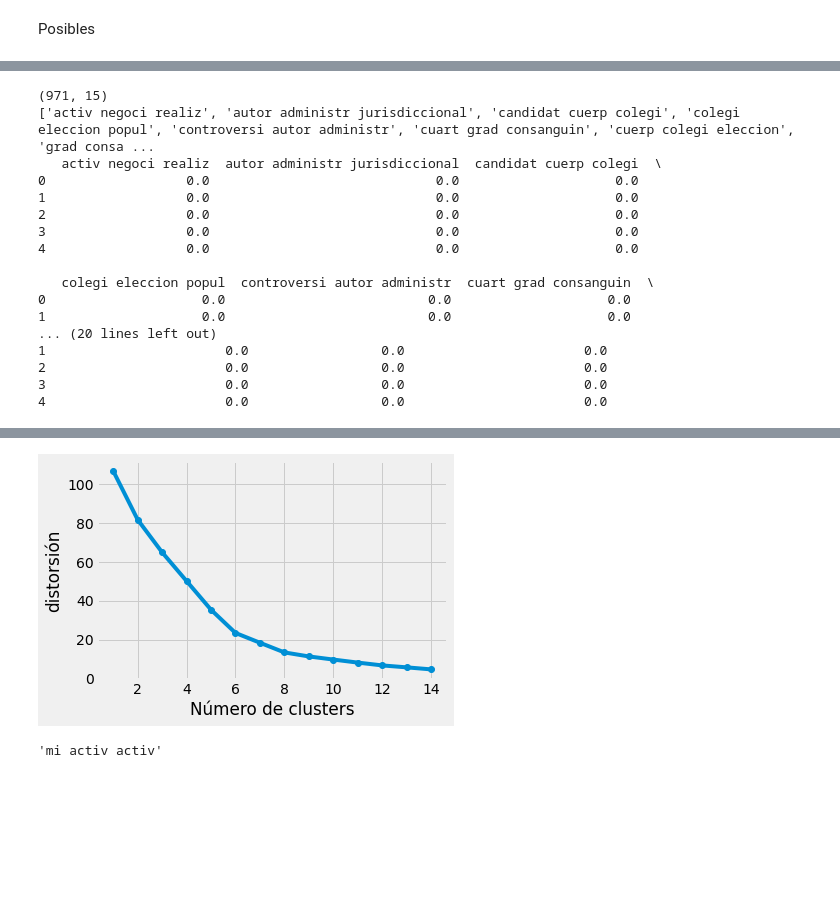
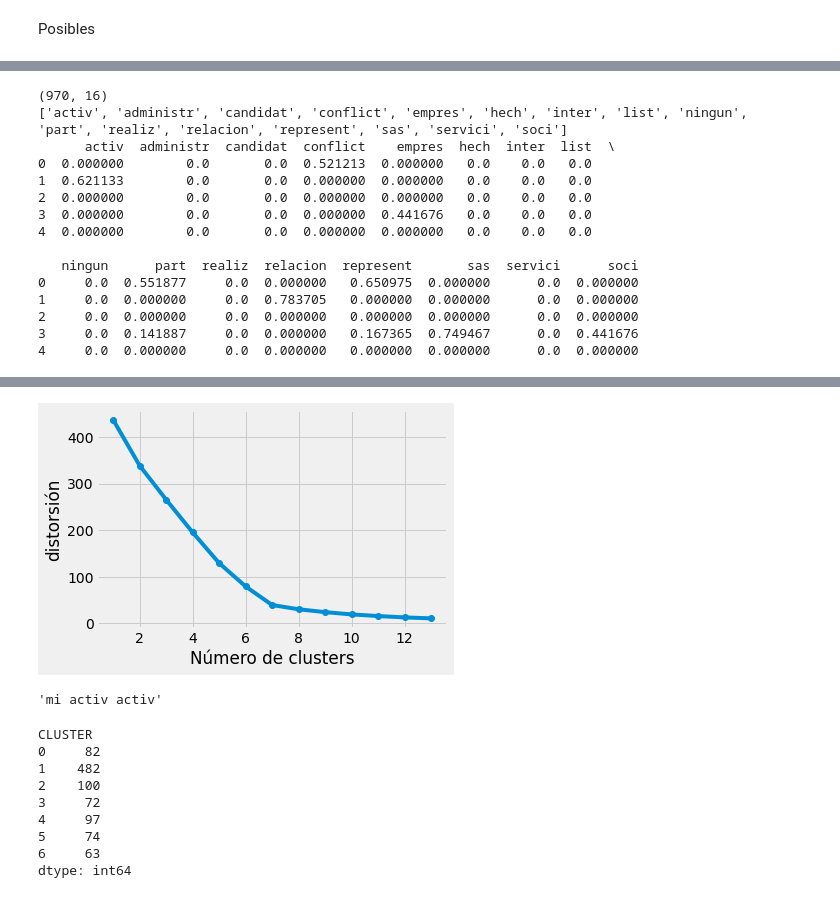
Before and after one commit to analiticafp/Conflicto-de-intereses, a Jupyter notebook: Notebook_001.ipynb, the cells around one changed output, grey strips where cells are left out. Drawn from its saved outputs; the diff is of its cells as text; code cells hidden in the pictures; blank space fills up the shorter version.

```diff
--- a/Notebook_001.ipynb
+++ b/Notebook_001.ipynb
@@ -158,6 +158,7 @@ Data1 = POSIBLES_CI[:]
 Data1 = Data1[Data1['ESTADO_DEL_REPORTE'].isin(['FINALIZADO','EN REVISION'])]
 Data1 = Data1[Data1['POSIBLE_CI'].isin(['SÍ'])]
 Data1 = Data1[Data1['DESC_POSIBLE_CI'].notnull()]
+Data1 = Data1[Data1['DESC_POSIBLE_CI'].str.contains("ball")]
 # %%
 import re
 #import nltk
@@ -165,6 +166,10 @@ import re
 from nltk.corpus import stopwords
 from nltk.stem import SnowballStemmer
 
+
+def saltos_linea(x):
+    cadena = x.rstrip()
+    return cadena
 
 def minuscula(x):
     minuscula = x.lower()
@@ -176,13 +181,10 @@ def quitarotros(x):
     return quitar
 
 def stopword(x):
-    stopword = set(stopwords.words('spanish'))
+    stopword = set(stopwords.words('spanish2'))
     stop = [i for i in x.split() if i not in stopword]
     return " ".join(stop)
-
-def stemmer(x):
-    stemmer = SnowballStemmer('spanish')
-    stemmed_text = [stemmer.stem(i) for i in word_tokenize(x)]
+    #C:/Users/username/AppData/Roming/nltk_data/corpora/stopwords se quito "no" "tengo"
 
 def stemmer(x):
     texto = x.split()
@@ -191,13 +193,13 @@ def stemmer(x):
     return " ".join(stemmed_text)
 
 
-Data1['DESC_CORPUS'] = Data1['DESC_POSIBLE_CI'].apply(minuscula).apply(quitarotros).apply(stopword).apply(stemmer)
+Data1['DESC_CORPUS'] = Data1['DESC_POSIBLE_CI'].apply(saltos_linea).apply(minuscula).apply(quitarotros).apply(stopword).apply(stemmer)
 Data1 = Data1[Data1['DESC_CORPUS'] != ""]
 # %%
 from sklearn.feature_extraction.text import TfidfVectorizer
 
 # (1, 1) (1, 2) (2, 2)
-vectorizer = TfidfVectorizer(max_features=15,max_df=0.9,ngram_range=(3, 3))
+vectorizer = TfidfVectorizer(max_features=50,max_df=0.8,min_df=0.05,ngram_range=(1, 1))
 tfidf_matriz = vectorizer.fit_transform(Data1['DESC_CORPUS'])
 
 feature_nemes = vectorizer.get_feature_names()
@@ -209,23 +211,21 @@ tfidf = pd.DataFrame(tfidf_matriz.toarray(), columns=vectorizer.get_feature_name
 
 print(tfidf.head(n=5))
 # %% [output]
-(971, 15)
-['activ negoci realiz', 'autor administr jurisdiccional', 'candidat cuerp colegi', 'colegi eleccion popul', 'controversi autor administr', 'cuart grad consanguin', 'cuerp colegi eleccion', 'grad consa ...
-   activ negoci realiz  autor administr jurisdiccional  candidat cuerp colegi  \
-0                  0.0                             0.0                    0.0
-1                  0.0                             0.0                    0.0
-2                  0.0                             0.0                    0.0
-3                  0.0                             0.0                    0.0
-4                  0.0                             0.0                    0.0
+(970, 16)
+['activ', 'administr', 'candidat', 'conflict', 'empres', 'hech', 'inter', 'list', 'ningun', 'part', 'realiz', 'relacion', 'represent', 'sas', 'servici', 'soci']
+      activ  administr  candidat  conflict    empres  hech  inter  list  \
+0  0.000000        0.0       0.0  0.521213  0.000000   0.0    0.0   0.0
+1  0.621133        0.0       0.0  0.000000  0.000000   0.0    0.0   0.0
+2  0.000000        0.0       0.0  0.000000  0.000000   0.0    0.0   0.0
+3  0.000000        0.0       0.0  0.000000  0.441676   0.0    0.0   0.0
+4  0.000000        0.0       0.0  0.000000  0.000000   0.0    0.0   0.0
 
-   colegi eleccion popul  controversi autor administr  cuart grad consanguin  \
-0                    0.0                          0.0                    0.0
-1                    0.0                          0.0                    0.0
-... (20 lines left out)
-1                       0.0                 0.0                       0.0
-2                       0.0                 0.0                       0.0
-3                       0.0                 0.0                       0.0
-4                       0.0                 0.0                       0.0
+   ningun      part  realiz  relacion  represent       sas  servici      soci
+0     0.0  0.551877     0.0  0.000000   0.650975  0.000000      0.0  0.000000
+1     0.0  0.000000     0.0  0.783705   0.000000  0.000000      0.0  0.000000
+2     0.0  0.000000     0.0  0.000000   0.000000  0.000000      0.0  0.000000
+3     0.0  0.141887     0.0  0.000000   0.167365  0.749467      0.0  0.441676
+4     0.0  0.000000     0.0  0.000000   0.000000  0.000000      0.0  0.000000
 # %%
 print(Data1.info())
 # %% [output]
@@ -249,23 +249,23 @@ None
 # %%
 from sklearn.cluster import KMeans
 import matplotlib.pyplot as plt
 distortions = []
-for i in range(1, 15):
+for i in range(1, 14):
     km = KMeans(n_clusters=i,
                 init='k-means++',
                 n_init=10,
                 max_iter=300,
                 random_state=0)
     km.fit(tfidf)
     distortions.append(km.inertia_)
 fig = plt.style.use("fivethirtyeight")
-plt.plot(range(1, 15), distortions, marker='o')
+plt.plot(range(1, 14), distortions, marker='o')
 plt.xlabel('Número de clusters')
 plt.ylabel('distorsión')
 plt.tight_layout()
 plt.show()
 # %% [output]
-[figure, old version]
+[figure, new version]
 # %%
 from nltk.stem import SnowballStemmer
 def stemmer(x):
@@ -279,7 +279,7 @@ stemmer('mi actividad actividades')
 'mi activ activ'
 # %%
 from sklearn.cluster import KMeans
-cluster = KMeans(n_clusters=6, init='k-means++',max_iter = 400)
+cluster = KMeans(n_clusters=7, init='k-means++',max_iter = 1500)
 cluster.fit(tfidf) #Se aplica el método KMeans a la sabana de datos
 # Se guarda el cluster asignado
 Data1['CLUSTER'] = cluster.labels_
@@ -288,3 +288,14 @@ centroide = cluster.cluster_centers_
 centroide = pd.DataFrame(centroide)
 centroide.to_excel('centroide.xlsx', sheet_name='example')
 tfidf.to_excel('vector.xlsx', sheet_name='example')
+print(Data1.groupby(['CLUSTER']).size())
+# %% [output]
+CLUSTER
+0     82
+1    482
+2    100
+3     72
+4     97
+5     74
+6     63
+dtype: int64
```
Also changed, not shown: parts of 6 cells of this notebook.
